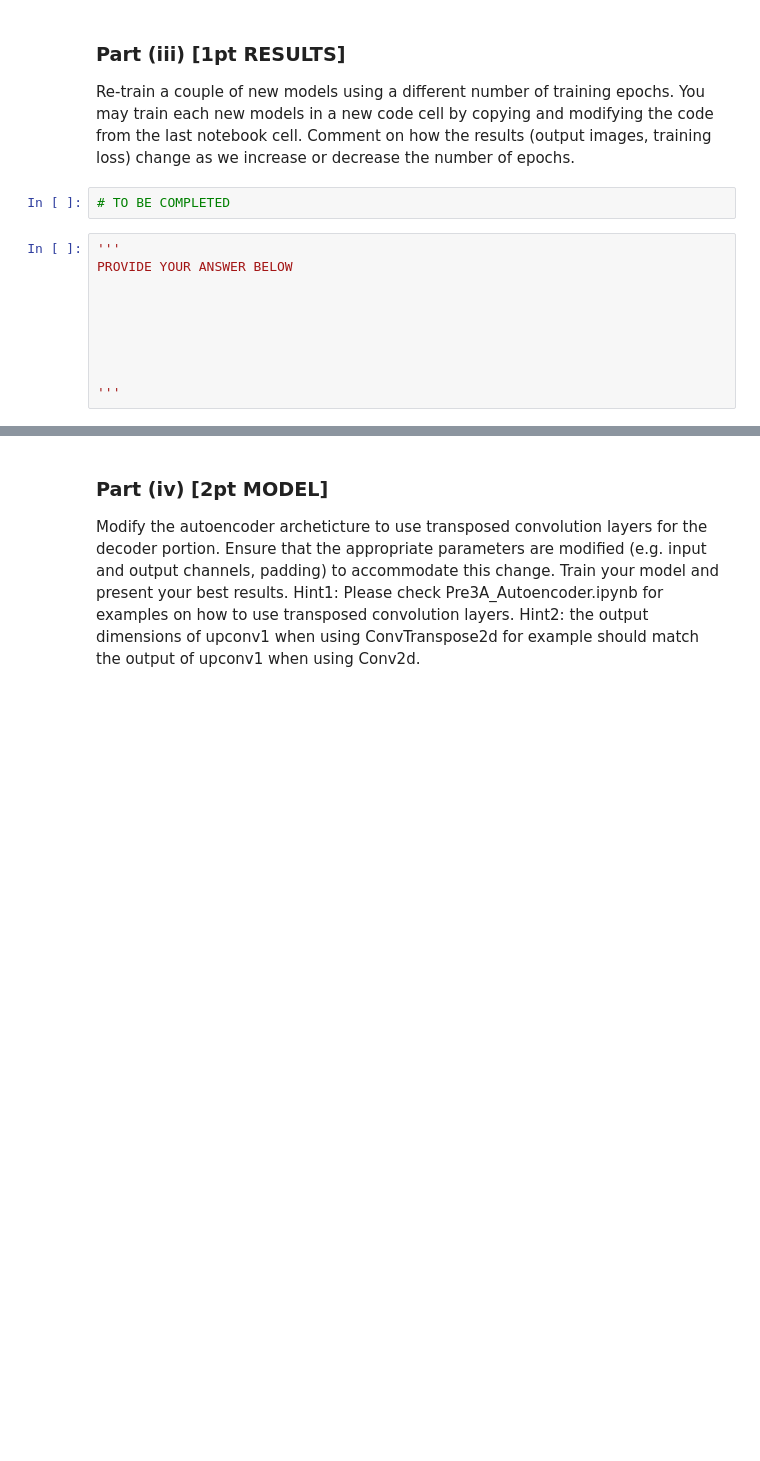
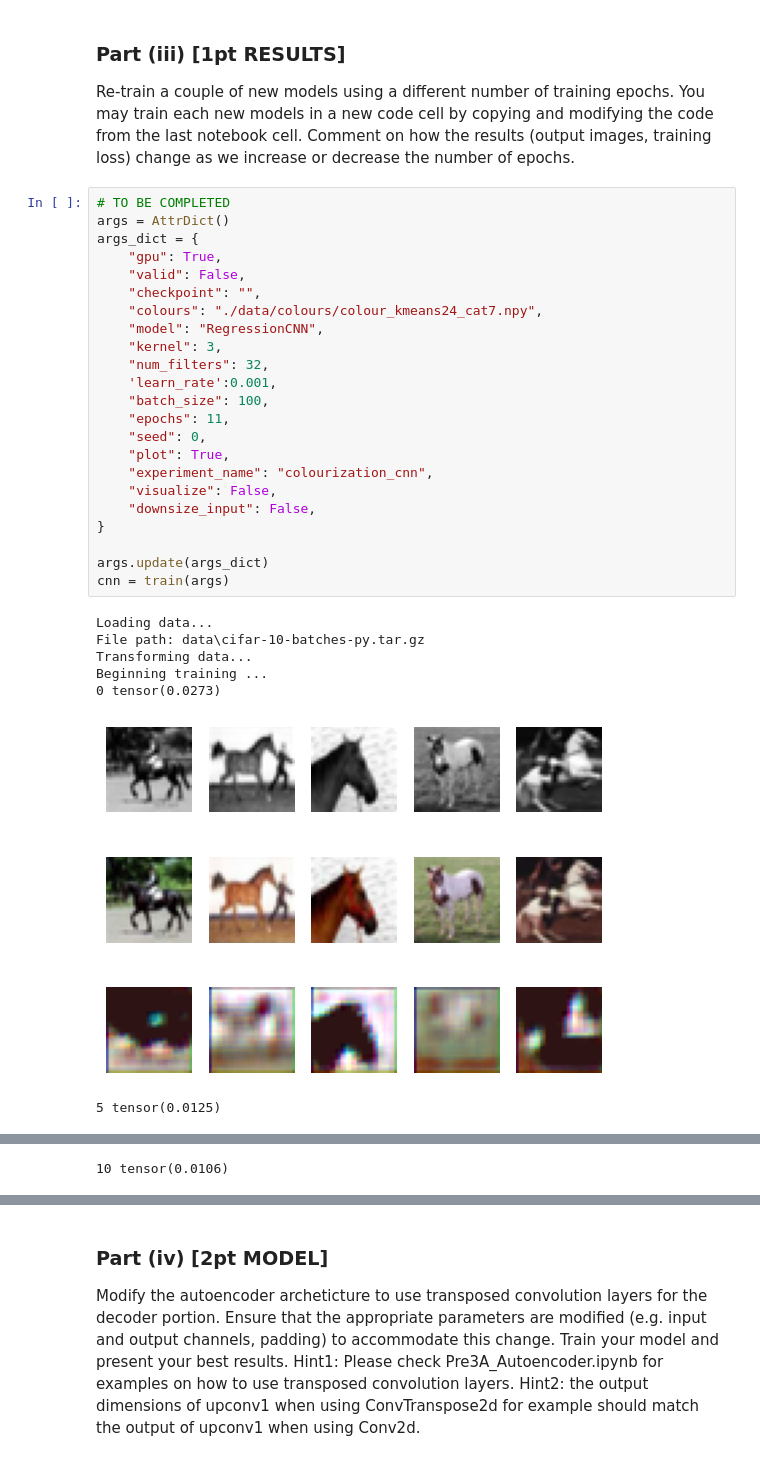
Before and after one commit to iolj-uoft/MIE1517-Intro-to-Deep-Learning, a Jupyter notebook: 2_Assignments/A3_GAN/A3.ipynb, the cells around one changed output, grey strips where cells are left out. Saved outputs shown, nothing was run; the diff lists cells and outputs as text; blank space fills up the shorter version.

```diff
--- a/2_Assignments/A3_GAN/A3.ipynb
+++ b/2_Assignments/A3_GAN/A3.ipynb
@@ -532,15 +611,34 @@ PROVIDE YOUR ANSWER BELOW
 # %% [markdown]
 ### Part (iii) [1pt RESULTS]
 Re-train a couple of new models using a different number of training epochs. You may train each new models in a new code cell by copying and modifying the code from the last notebook cell. Comment on how the results (output images, training loss) change as we increase or decrease the number of epochs.
-# %%
-# TO BE COMPLETED
-# %%
-'''
-PROVIDE YOUR ANSWER BELOW
-
-
-
-
-
-
-'''
+# %%
+# TO BE COMPLETED
+args = AttrDict()
+args_dict = {
+    "gpu": True,
+    "valid": False,
+    "checkpoint": "",
+    "colours": "./data/colours/colour_kmeans24_cat7.npy",
+    "model": "RegressionCNN",
+    "kernel": 3,
+    "num_filters": 32,
+    'learn_rate':0.001,
+    "batch_size": 100,
+    "epochs": 11,
+    "seed": 0,
+    "plot": True,
+    "experiment_name": "colourization_cnn",
+    "visualize": False,
+    "downsize_input": False,
+}
+
+args.update(args_dict)
+cnn = train(args)
+# %% [output]
+Loading data...
+File path: data\cifar-10-batches-py.tar.gz
+Transforming data...
+Beginning training ...
+0 tensor(0.0273)
+[figure, added]
+5 tensor(0.0125)
@@ -546,0 +646 @@ PROVIDE YOUR ANSWER BELOW
+10 tensor(0.0106)
```
Also changed, not shown: parts of 23 cells of this notebook, 1 other file.
